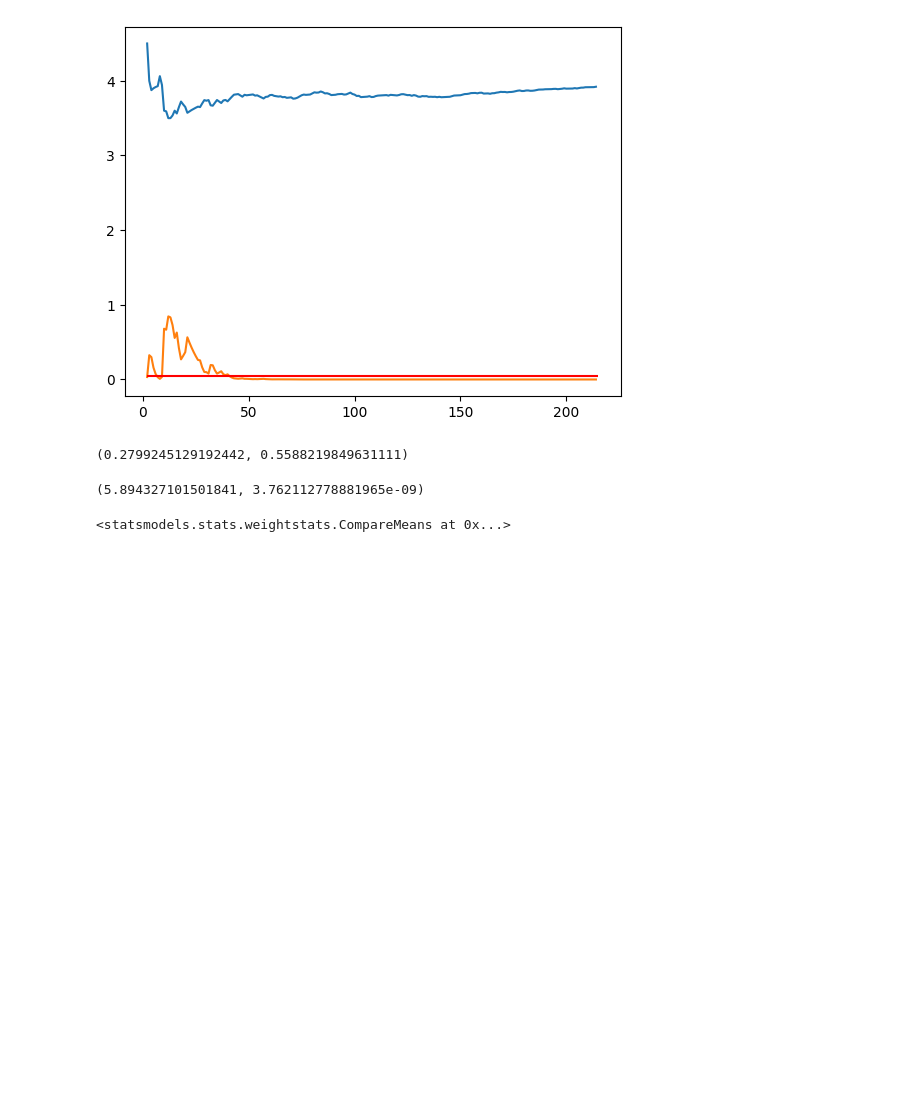
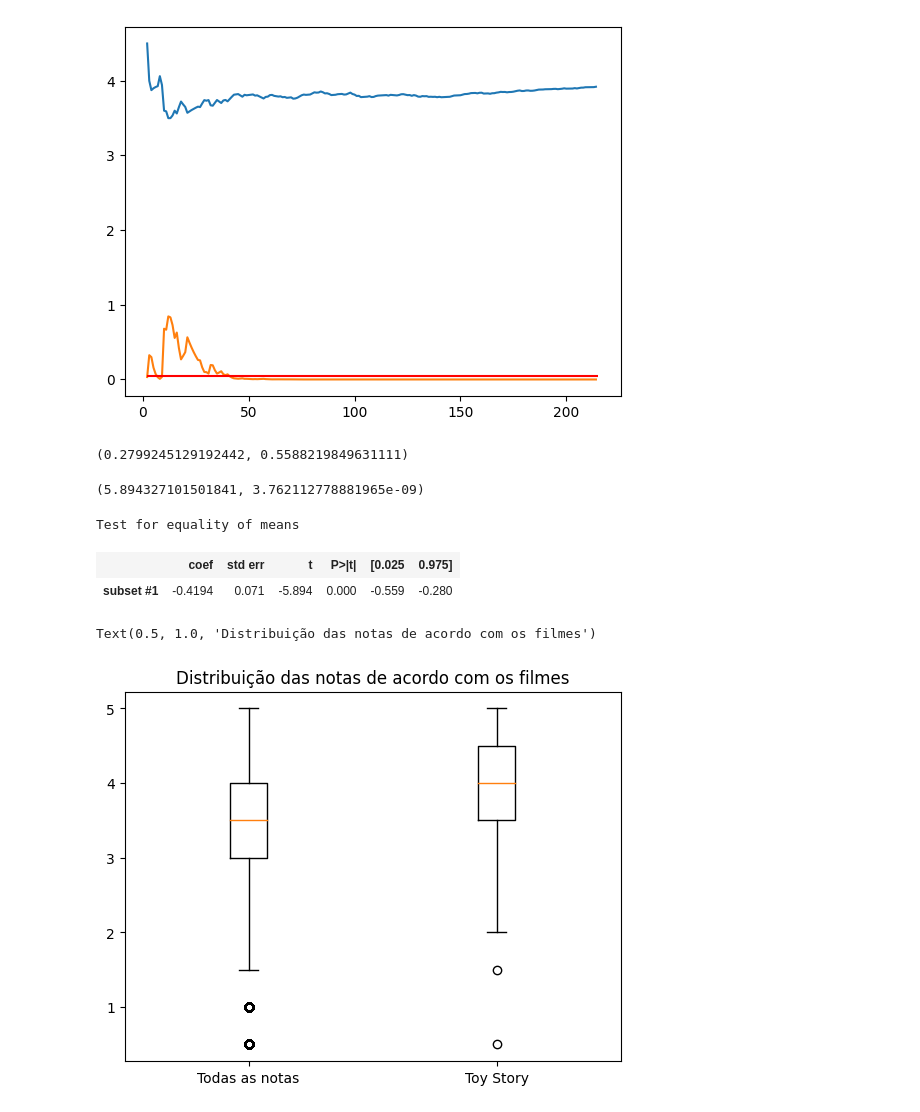
Before and after one commit to fcardosoo/Alura-011-Data-Science-testes-estat-sticos-com-Python, a Jupyter notebook: Data-science-Introducao-a-testes.ipynb, the cells around one changed output. Drawn from its saved outputs; the diff is of its cells as text; code cells hidden in the pictures; blank space fills up the shorter version.

```diff
--- a/Data-science-Introducao-a-testes.ipynb
+++ b/Data-science-Introducao-a-testes.ipynb
@@ -511,6 +511,16 @@ print(ztest(notas1.rating, notas.rating))
 descr_todas_as_notas = DescrStatsW(notas.rating)
 descr_toystory = DescrStatsW(notas1.rating)
 comparacao = descr_todas_as_notas.get_compare(descr_toystory)
-comparacao
+comparacao.summary()
 # %% [output]
-<statsmodels.stats.weightstats.CompareMeans at 0x...>
+Test for equality of means
+|  | coef | std err | t | P>|t| | [0.025 | 0.975] |
+| subset #1 | -0.4194 | 0.071 | -5.894 | 0.000 | -0.559 | -0.280 |
+# %%
+import matplotlib.pyplot as plt
+
+plt.boxplot([notas.rating, notas1.rating], labels=['Todas as notas', 'Toy Story'])
+plt.title('Distribuição das notas de acordo com os filmes')
+# %% [output]
+Text(0.5, 1.0, 'Distribuição das notas de acordo com os filmes')
+[figure, added]
```
Also changed, not shown: parts of 2 cells of this notebook.
